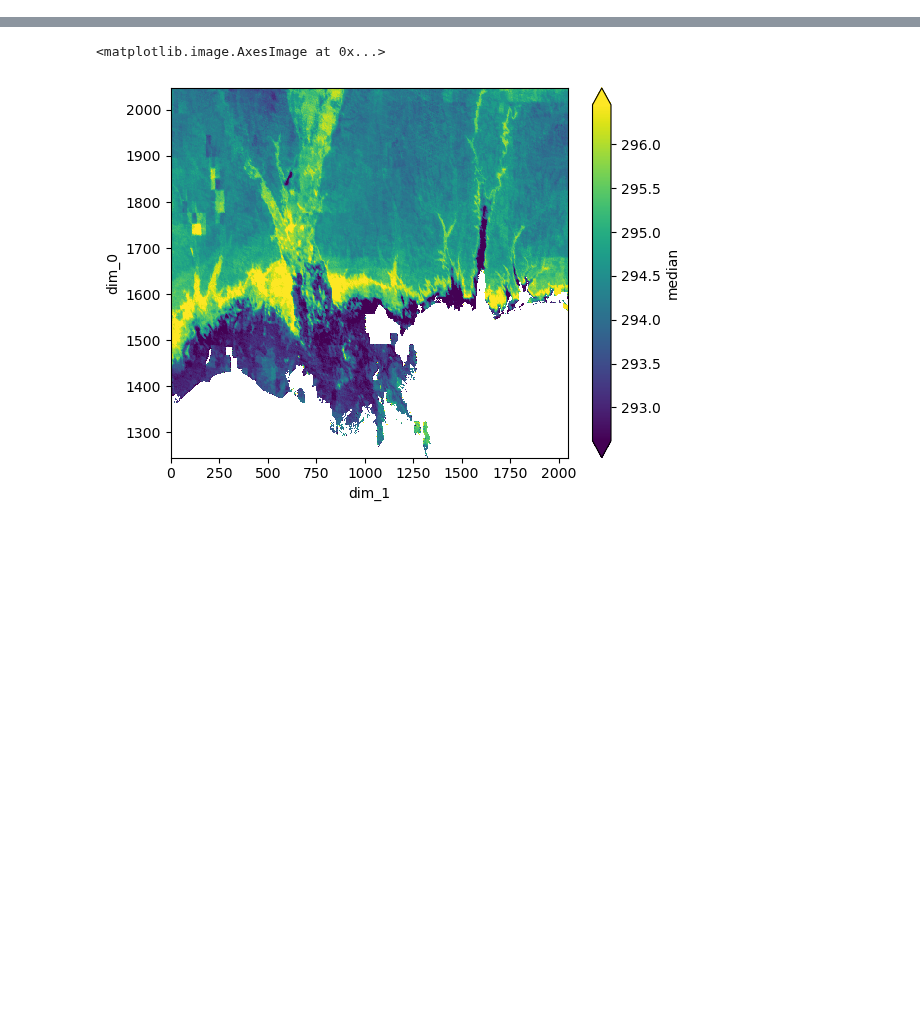
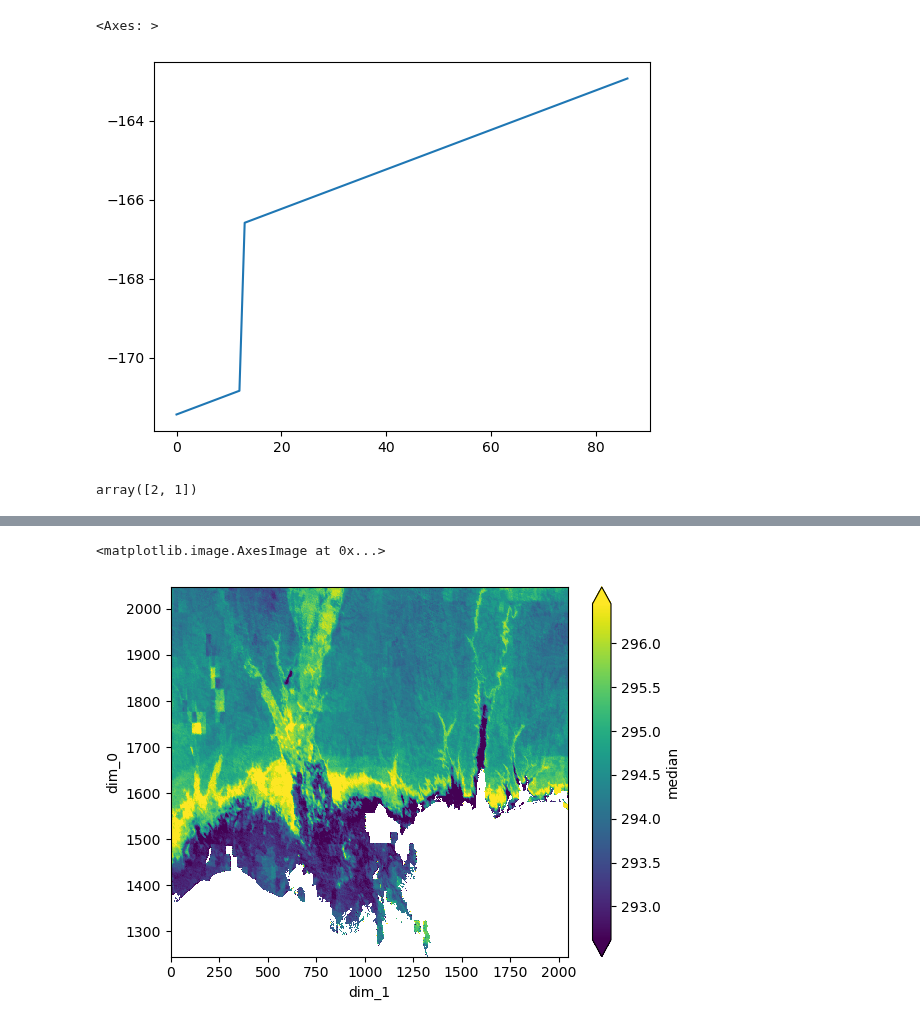
Before and after one commit to felixschulz385/growth-and-temperature, a Jupyter notebook: gnt/experiments/round_trip.ipynb, the cells around one changed output, grey strips where cells are left out. Drawn from its saved outputs; the diff is of its cells as text; code cells hidden in the pictures; blank space fills up the shorter version.

```diff
--- a/gnt/experiments/round_trip.ipynb
+++ b/gnt/experiments/round_trip.ipynb
@@ -58,0 +55,5 @@ Coordinates:
+# %%
+pd.Series(test_df_ds.longitude.values).plot()
+# %% [output]
+<Axes: >
+[figure, added]
@@ -58,0 +92,4 @@ Coordinates:
+# %%
+np.array([1,2])[::-1]
+# %% [output]
+array([2, 1])
```
Also changed, not shown: parts of 17 cells of this notebook, 9 other files.
